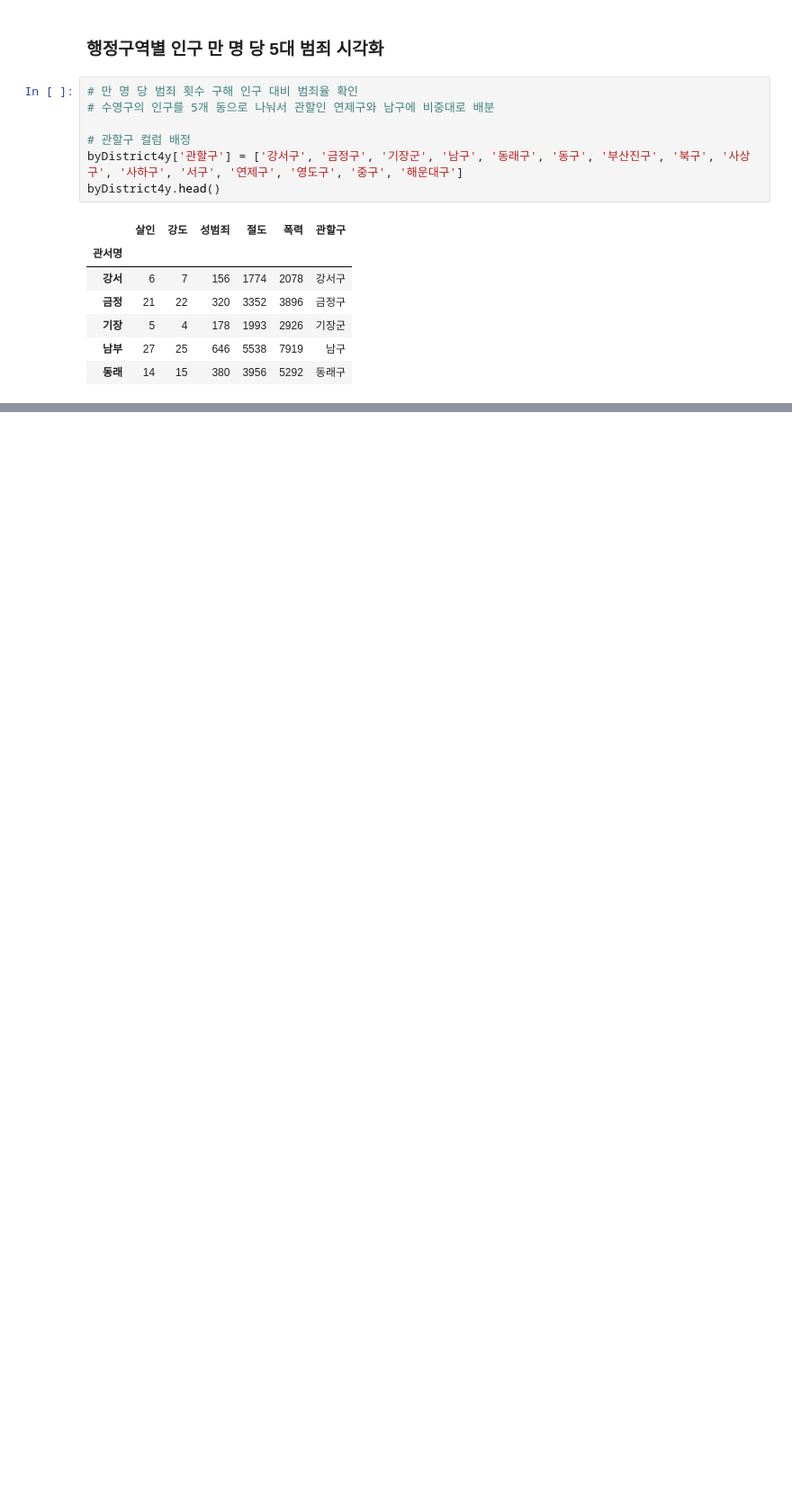
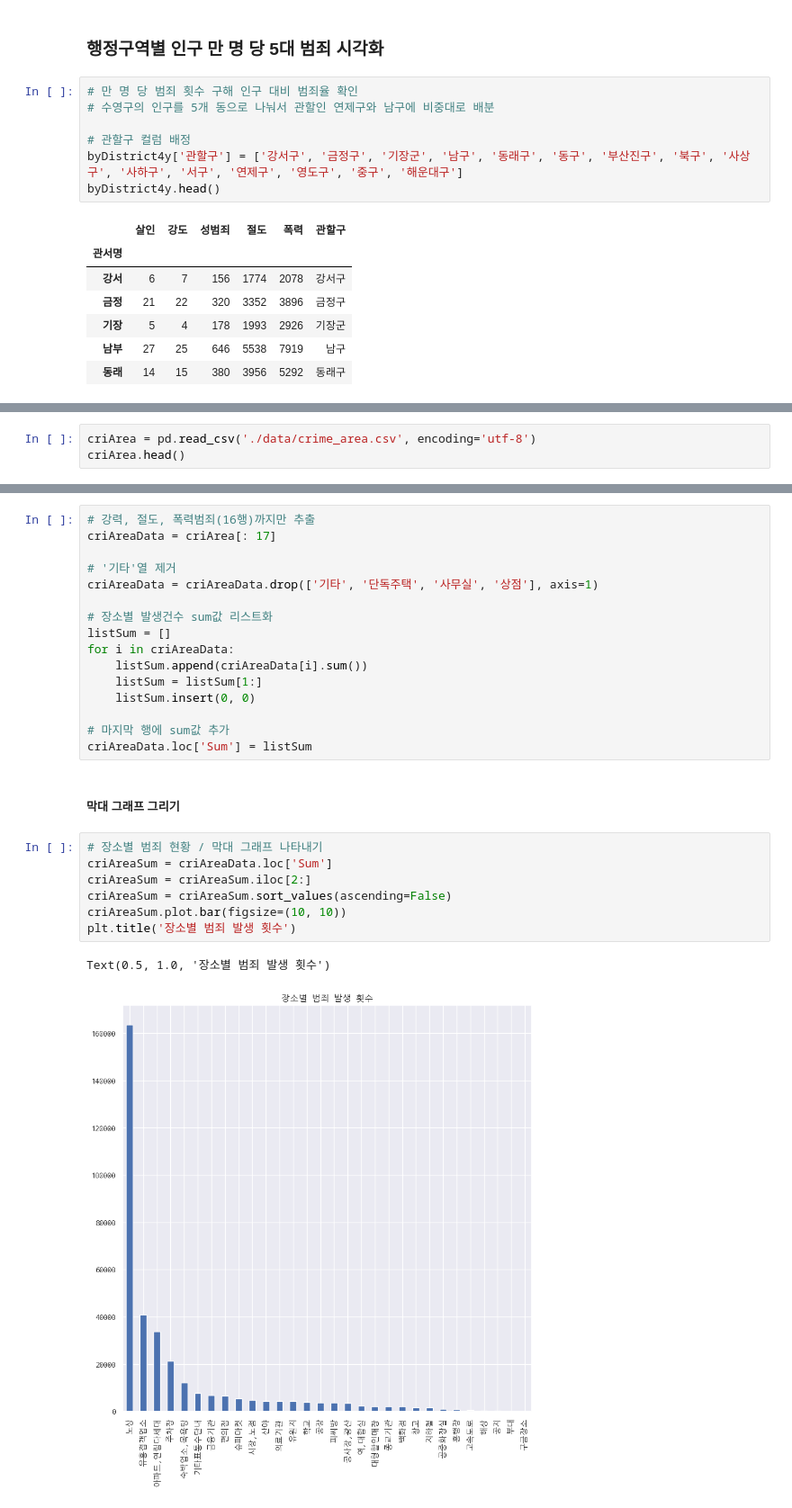
Before and after one commit to hyanyul/python-analysis-2024, a Jupyter notebook: codingTest/부산_5대_범죄_시각화.ipynb, the cells around one changed output, grey strips where cells are left out. Shown at 90% size. Saved outputs shown, nothing was run; the diff lists cells and outputs as text; blank space fills up the shorter version.

```diff
--- a/codingTest/부산_5대_범죄_시각화.ipynb
+++ b/codingTest/부산_5대_범죄_시각화.ipynb
@@ -161,0 +223,3 @@ popDf = pd.read
+# %%
+criArea = pd.read_csv('./data/crime_area.csv', encoding='utf-8')
+criArea.head()
@@ -161,0 +234,28 @@ popDf = pd.read
+# %%
+# 강력, 절도, 폭력범죄(16행)까지만 추출
+criAreaData = criArea[: 17]
+
+# '기타'열 제거
+criAreaData = criAreaData.drop(['기타', '단독주택', '사무실', '상점'], axis=1)
+
+# 장소별 발생건수 sum값 리스트화
+listSum = []
+for i in criAreaData:
+    listSum.append(criAreaData[i].sum())
+    listSum = listSum[1:]
+    listSum.insert(0, 0)
+
+# 마지막 행에 sum값 추가
+criAreaData.loc['Sum'] = listSum
+# %% [markdown]
+##### 막대 그래프 그리기
+# %%
+# 장소별 범죄 현황 / 막대 그래프 나타내기
+criAreaSum = criAreaData.loc['Sum']
+criAreaSum = criAreaSum.iloc[2:]
+criAreaSum = criAreaSum.sort_values(ascending=False)
+criAreaSum.plot.bar(figsize=(10, 10))
+plt.title('장소별 범죄 발생 횟수')
+# %% [output]
+Text(0.5, 1.0, '장소별 범죄 발생 횟수')
+[figure, added]
```
Also changed, not shown: parts of 27 cells of this notebook, 4 other files.
